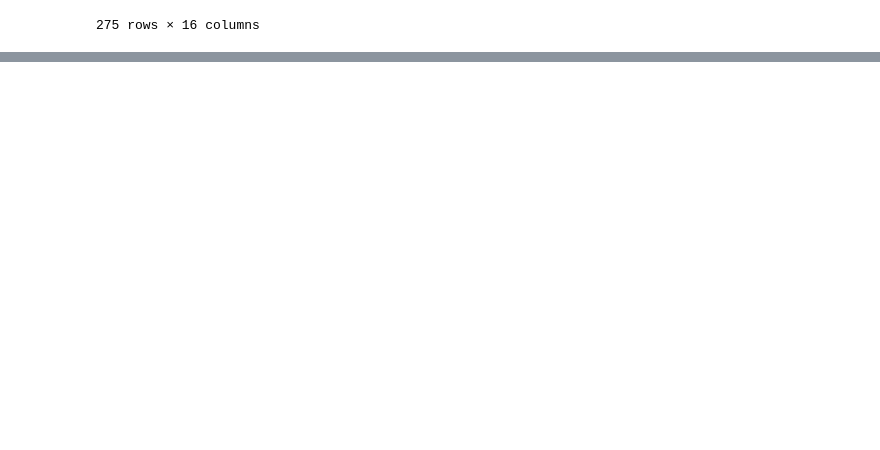
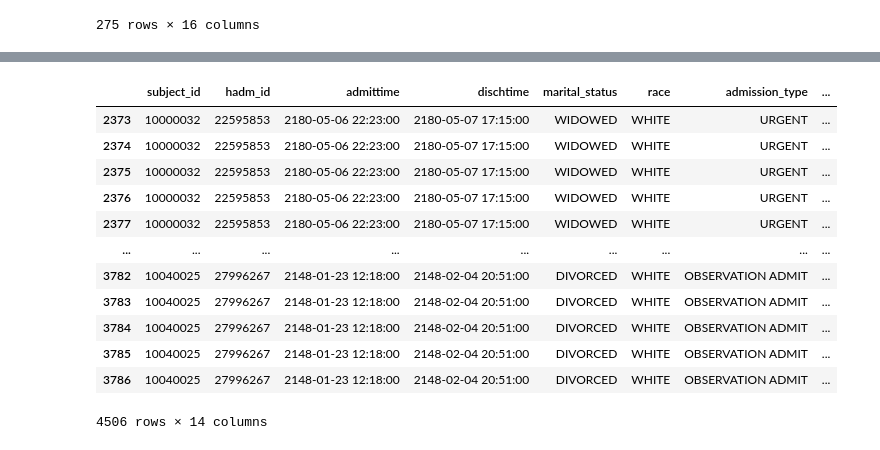
Before and after one commit to bizzfuzz/CHOP-comprehensive-hospital-outcome-prediction-system, a Jupyter notebook: CHOP.ipynb, the cells around one changed output, grey strips where cells are left out. Drawn from its saved outputs; the diff is of its cells as text; code cells hidden in the pictures; blank space fills up the shorter version.

```diff
--- a/CHOP.ipynb
+++ b/CHOP.ipynb
@@ -201,0 +221,21 @@ length_of_stay_df
+# %%
+readmission_df = length_of_stay_df.copy()
+
+readmission_df = readmission_df.sort_values(["subject_id", "dischtime"])
+#find time between every admission and previous discharge for each patient
+readmission_df['time_between_admissions'] = readmission_df.groupby('subject_id')['dischtime'].diff()
+readmission_df
+# %% [output]
+|  | subject_id | hadm_id | admittime | dischtime | marital_status | race | admission_type | ... |
+| 2373 | 10000032 | 22595853 | 2180-05-06 22:23:00 | 2180-05-07 17:15:00 | WIDOWED | WHITE | URGENT | ... |
+| 2374 | 10000032 | 22595853 | 2180-05-06 22:23:00 | 2180-05-07 17:15:00 | WIDOWED | WHITE | URGENT | ... |
+| 2375 | 10000032 | 22595853 | 2180-05-06 22:23:00 | 2180-05-07 17:15:00 | WIDOWED | WHITE | URGENT | ... |
+| 2376 | 10000032 | 22595853 | 2180-05-06 22:23:00 | 2180-05-07 17:15:00 | WIDOWED | WHITE | URGENT | ... |
+| 2377 | 10000032 | 22595853 | 2180-05-06 22:23:00 | 2180-05-07 17:15:00 | WIDOWED | WHITE | URGENT | ... |
+| ... | ... | ... | ... | ... | ... | ... | ... | ... |
+| 3782 | 10040025 | 27996267 | 2148-01-23 12:18:00 | 2148-02-04 20:51:00 | DIVORCED | WHITE | OBSERVATION ADMIT | ... |
+| 3783 | 10040025 | 27996267 | 2148-01-23 12:18:00 | 2148-02-04 20:51:00 | DIVORCED | WHITE | OBSERVATION ADMIT | ... |
+| 3784 | 10040025 | 27996267 | 2148-01-23 12:18:00 | 2148-02-04 20:51:00 | DIVORCED | WHITE | OBSERVATION ADMIT | ... |
+| 3785 | 10040025 | 27996267 | 2148-01-23 12:18:00 | 2148-02-04 20:51:00 | DIVORCED | WHITE | OBSERVATION ADMIT | ... |
+| 3786 | 10040025 | 27996267 | 2148-01-23 12:18:00 | 2148-02-04 20:51:00 | DIVORCED | WHITE | OBSERVATION ADMIT | ... |
+4506 rows × 14 columns
```
Also changed, not shown: parts of 7 cells of this notebook.
